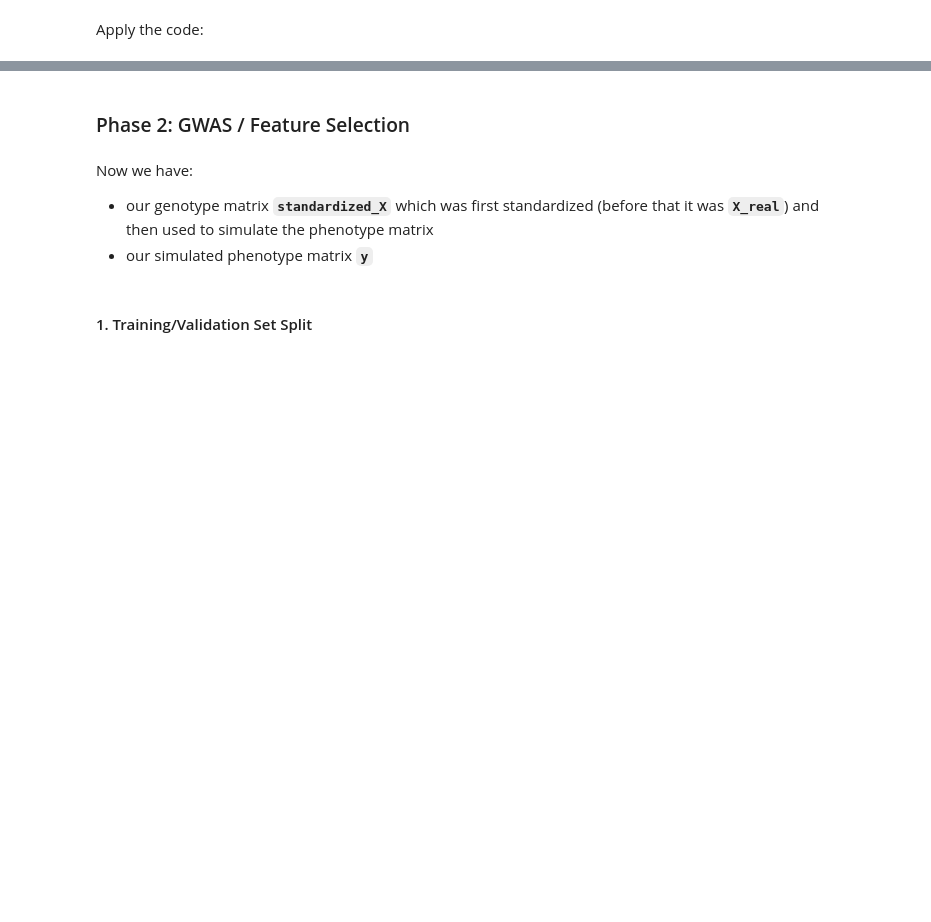
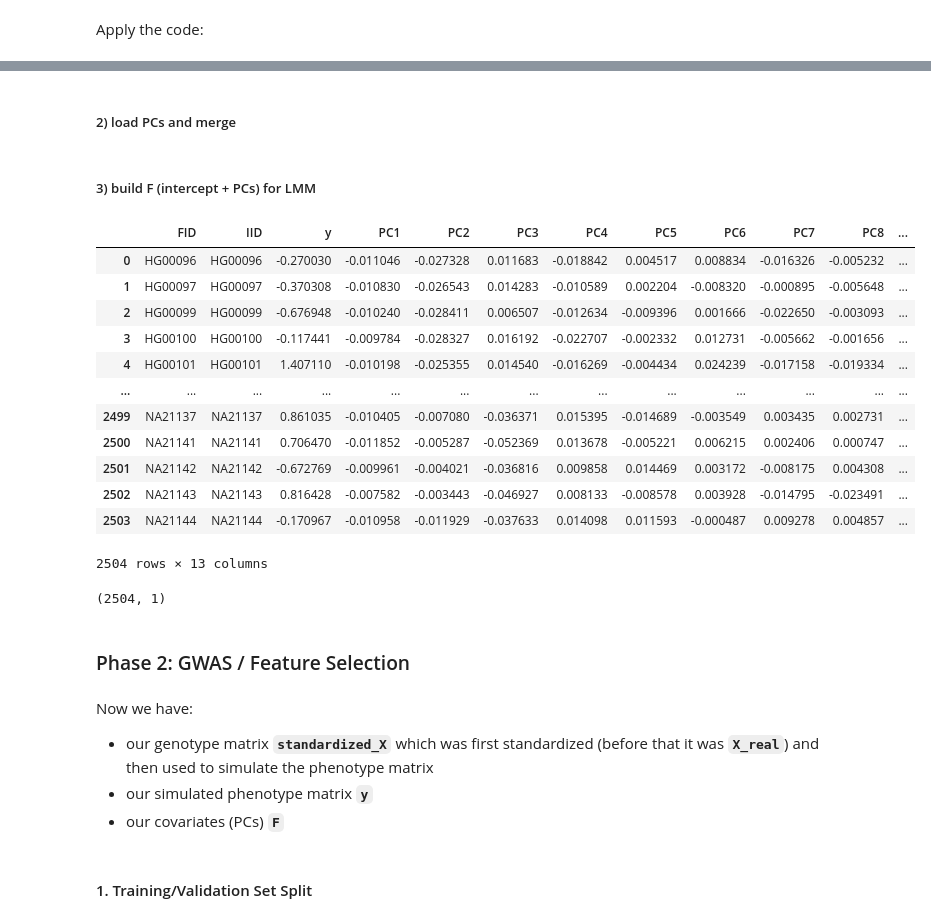
Before and after one commit to sueoglu/gobi_gwas, a Jupyter notebook: oyku/gwas.ipynb, the cells around one changed output, grey strips where cells are left out. Saved outputs shown, nothing was run; the diff lists cells and outputs as text; code cells hidden in the pictures; blank space fills up the shorter version.

```diff
--- a/oyku/gwas.ipynb
+++ b/oyku/gwas.ipynb
@@ -212,7 +195,8 @@ rng = np.random.default_rng(42)
 # %%
+rng = np.random.default_rng(42)
 M = 10 #vary between 10:100
 h2 = 0.1 #vary between 0.1:0.6
 
-idx_caus = np.random.choice(standardized_X.shape[1], size=M)
+idx_caus = rng.choice(X_real.shape[1], size=M, replace=False)
 var_expl = np.repeat(h2/M, M)
 # %% [markdown]
@@ -283,4 +310,4 @@ def qq_plot(p_values, title):
 # %% [markdown]
 Apply the code:
 # %%
-y, beta_real = simulate_pheno(standardized_X, idx_caus, var_expl)
+y, beta_real = simulate_pheno(X_real, idx_caus, var_expl)
@@ -286,0 +341,6 @@ y, beta_real = simulate_pheno(standardized_X, idx_caus, var_expl)
+# %%
+pheno = fam[["fid","iid"]].copy()
+pheno.columns = ["FID","IID"]
+pheno["y"] = y.reshape(-1)
+# %% [markdown]
+##### 2) load PCs and merge
@@ -286,0 +352,2 @@ y, beta_real = simulate_pheno(standardized_X, idx_caus, var_expl)
+# %% [markdown]
+##### 3) build F (intercept + PCs) for LMM
@@ -287,3 +358,23 @@ y, beta_real = simulate_pheno(standardized_X, idx_caus, var_expl)
+# %%
+df
+# %% [output]
+|  | FID | IID | y | PC1 | PC2 | PC3 | PC4 | PC5 | PC6 | PC7 | PC8 | ... |
+| 0 | HG00096 | HG00096 | -0.270030 | -0.011046 | -0.027328 | 0.011683 | -0.018842 | 0.004517 | 0.008834 | -0.016326 | -0.005232 | ... |
+| 1 | HG00097 | HG00097 | -0.370308 | -0.010830 | -0.026543 | 0.014283 | -0.010589 | 0.002204 | -0.008320 | -0.000895 | -0.005648 | ... |
+| 2 | HG00099 | HG00099 | -0.676948 | -0.010240 | -0.028411 | 0.006507 | -0.012634 | -0.009396 | 0.001666 | -0.022650 | -0.003093 | ... |
+| 3 | HG00100 | HG00100 | -0.117441 | -0.009784 | -0.028327 | 0.016192 | -0.022707 | -0.002332 | 0.012731 | -0.005662 | -0.001656 | ... |
+| 4 | HG00101 | HG00101 | 1.407110 | -0.010198 | -0.025355 | 0.014540 | -0.016269 | -0.004434 | 0.024239 | -0.017158 | -0.019334 | ... |
+| ... | ... | ... | ... | ... | ... | ... | ... | ... | ... | ... | ... | ... |
+| 2499 | NA21137 | NA21137 | 0.861035 | -0.010405 | -0.007080 | -0.036371 | 0.015395 | -0.014689 | -0.003549 | 0.003435 | 0.002731 | ... |
+| 2500 | NA21141 | NA21141 | 0.706470 | -0.011852 | -0.005287 | -0.052369 | 0.013678 | -0.005221 | 0.006215 | 0.002406 | 0.000747 | ... |
+| 2501 | NA21142 | NA21142 | -0.672769 | -0.009961 | -0.004021 | -0.036816 | 0.009858 | 0.014469 | 0.003172 | -0.008175 | 0.004308 | ... |
+| 2502 | NA21143 | NA21143 | 0.816428 | -0.007582 | -0.003443 | -0.046927 | 0.008133 | -0.008578 | 0.003928 | -0.014795 | -0.023491 | ... |
+| 2503 | NA21144 | NA21144 | -0.170967 | -0.010958 | -0.011929 | -0.037633 | 0.014098 | 0.011593 | -0.000487 | 0.009278 | 0.004857 | ... |
+2504 rows × 13 columns
+# %%
+y.shape
+# %% [output]
+(2504, 1)
 # %% [markdown]
 ### Phase 2: GWAS / Feature Selection
 # %% [markdown]
@@ -291,6 +382,7 @@ Now we have:
 
 - our genotype matrix **`standardized_X`** which was first standardized (before that it was **`X_real`**) and then used to simulate the phenotype matrix
 - our simulated phenotype matrix **`y`**
+- our covariates (PCs) **`F`**
 # %% [markdown]
 #### 1. Training/Validation Set Split
 # %%
```
Also changed, not shown: parts of 28 cells of this notebook, 9 other files.
